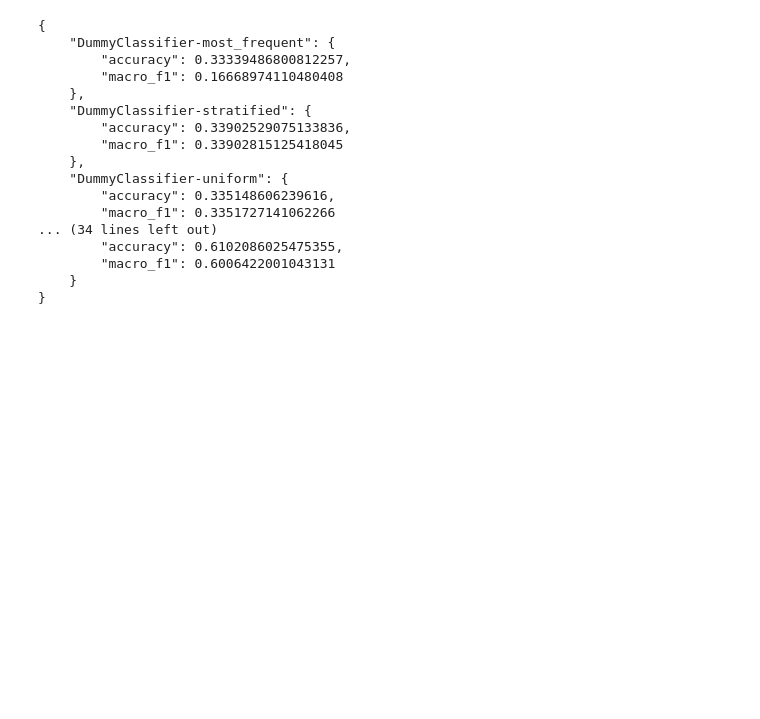
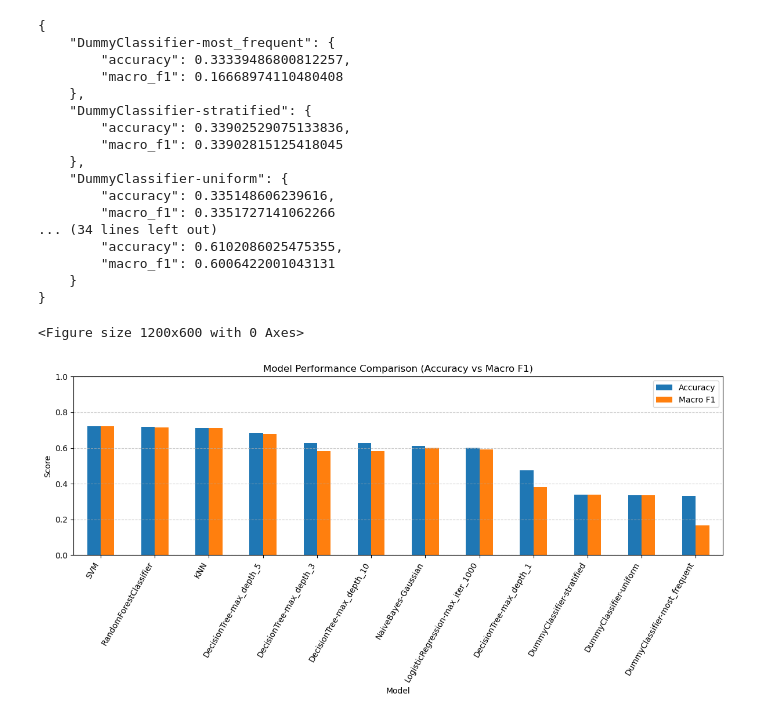
Before and after one commit to FedorSulaev/energy-demand-classifier, a Jupyter notebook: notebooks/04_choosing_and_applying_classification_models.ipynb, the cells around one changed output. Cells and saved outputs as stored; diff of their text form; code cells hidden in the pictures; blank space fills up the shorter version.

Commit message:
doc: Model comparison summary

```diff
--- a/notebooks/04_choosing_and_applying_classification_models.ipynb
+++ b/notebooks/04_choosing_and_applying_classification_models.ipynb
@@ -965,3 +965,21 @@ print(json.dumps(results, indent=4))
         "macro_f1": 0.6006422001043131
     }
 }
+# %%
+df_results = pd.DataFrame(results).T.sort_values("accuracy", ascending=False)
+
+# Plot
+plt.figure(figsize=(12,6))
+df_results[["accuracy", "macro_f1"]].plot(kind="bar", figsize=(12,6))
+plt.title("Model Performance Comparison (Accuracy vs Macro F1)")
+plt.ylabel("Score")
+plt.xlabel("Model")
+plt.xticks(rotation=60, ha="right")
+plt.ylim(0, 1)
+plt.legend(["Accuracy", "Macro F1"])
+plt.grid(axis="y", linestyle="--", alpha=0.7)
+plt.tight_layout()
+plt.show()
+# %% [output]
+<Figure size 1200x600 with 0 Axes>
+[figure, added]
```
Also changed, not shown: parts of 1 cell of this notebook.
